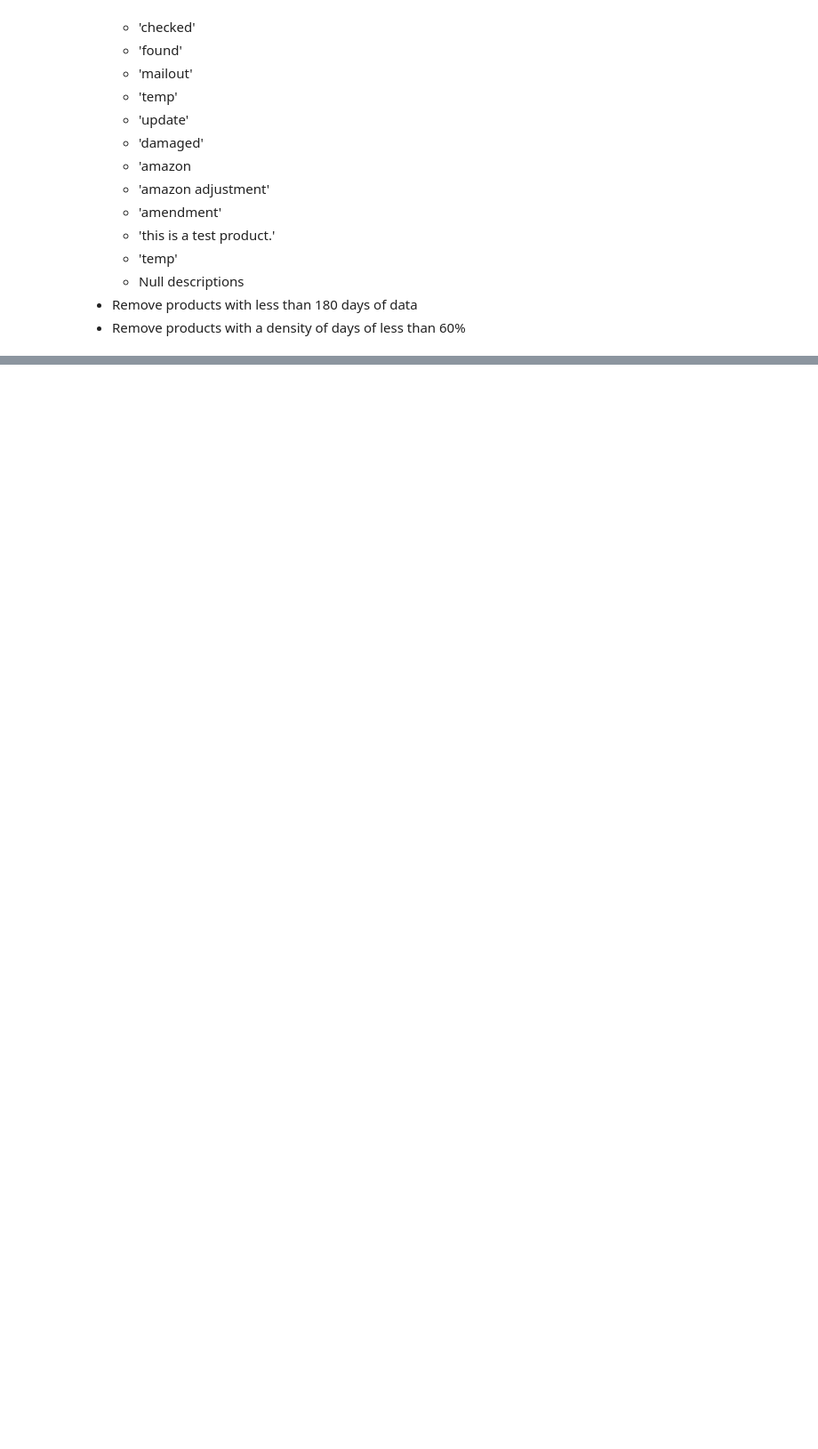
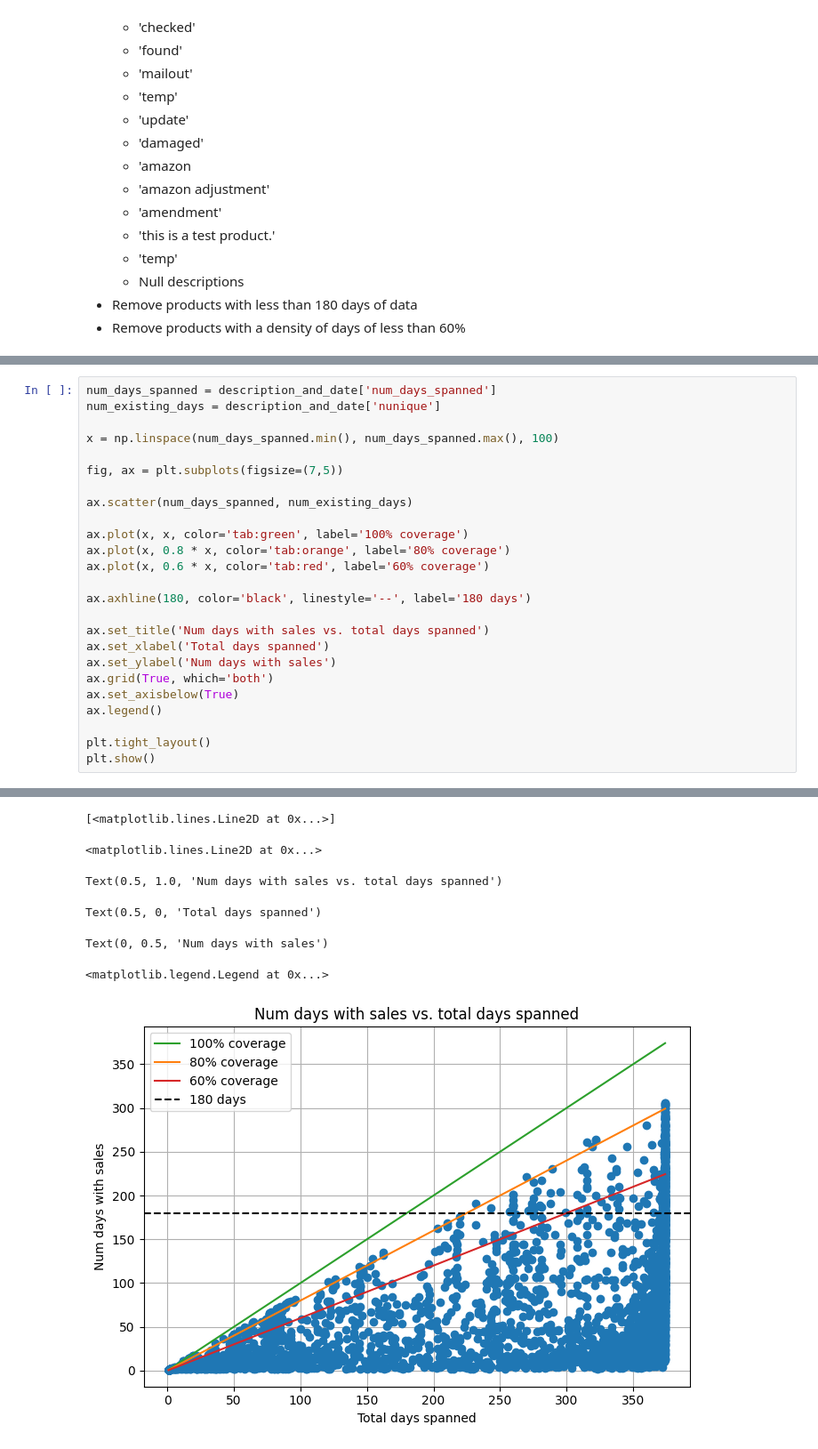
Before and after one commit to luizvalle/ieor4578_project2, a Jupyter notebook: notebooks/online_retail_dataset_exploration.ipynb, the cells around one changed output, grey strips where cells are left out. Shown at 89% size. Drawn from its saved outputs; the diff is of its cells as text; blank space fills up the shorter version.

```diff
--- a/notebooks/online_retail_dataset_exploration.ipynb
+++ b/notebooks/online_retail_dataset_exploration.ipynb
@@ -846,0 +996,26 @@ fuzz.ratio('coffee mug pink paisley design', 'coffee mug blue paisley design')
+# %%
+num_days_spanned = description_and_date['num_days_spanned']
+num_existing_days = description_and_date['nunique']
+
+x = np.linspace(num_days_spanned.min(), num_days_spanned.max(), 100)
+
+fig, ax = plt.subplots(figsize=(7,5))
+
+ax.scatter(num_days_spanned, num_existing_days)
+
+ax.plot(x, x, color='tab:green', label='100% coverage')
+ax.plot(x, 0.8 * x, color='tab:orange', label='80% coverage')
+ax.plot(x, 0.6 * x, color='tab:red', label='60% coverage')
+
+ax.axhline(180, color='black', linestyle='--', label='180 days')
+
+ax.set_title('Num days with sales vs. total days spanned')
+ax.set_xlabel('Total days spanned')
+ax.set_ylabel('Num days with sales')
+ax.grid(True, which='both')
+ax.set_axisbelow(True)
+ax.legend()
+
+plt.tight_layout()
+plt.show()
+# %% [output]
@@ -846,0 +1025,7 @@ fuzz.ratio('coffee mug pink paisley design', 'coffee mug blue paisley design')
+[<matplotlib.lines.Line2D at 0x...>]
+<matplotlib.lines.Line2D at 0x...>
+Text(0.5, 1.0, 'Num days with sales vs. total days spanned')
+Text(0.5, 0, 'Total days spanned')
+Text(0, 0.5, 'Num days with sales')
+<matplotlib.legend.Legend at 0x...>
+[figure, added]
```
Also changed, not shown: parts of 32 cells of this notebook.
